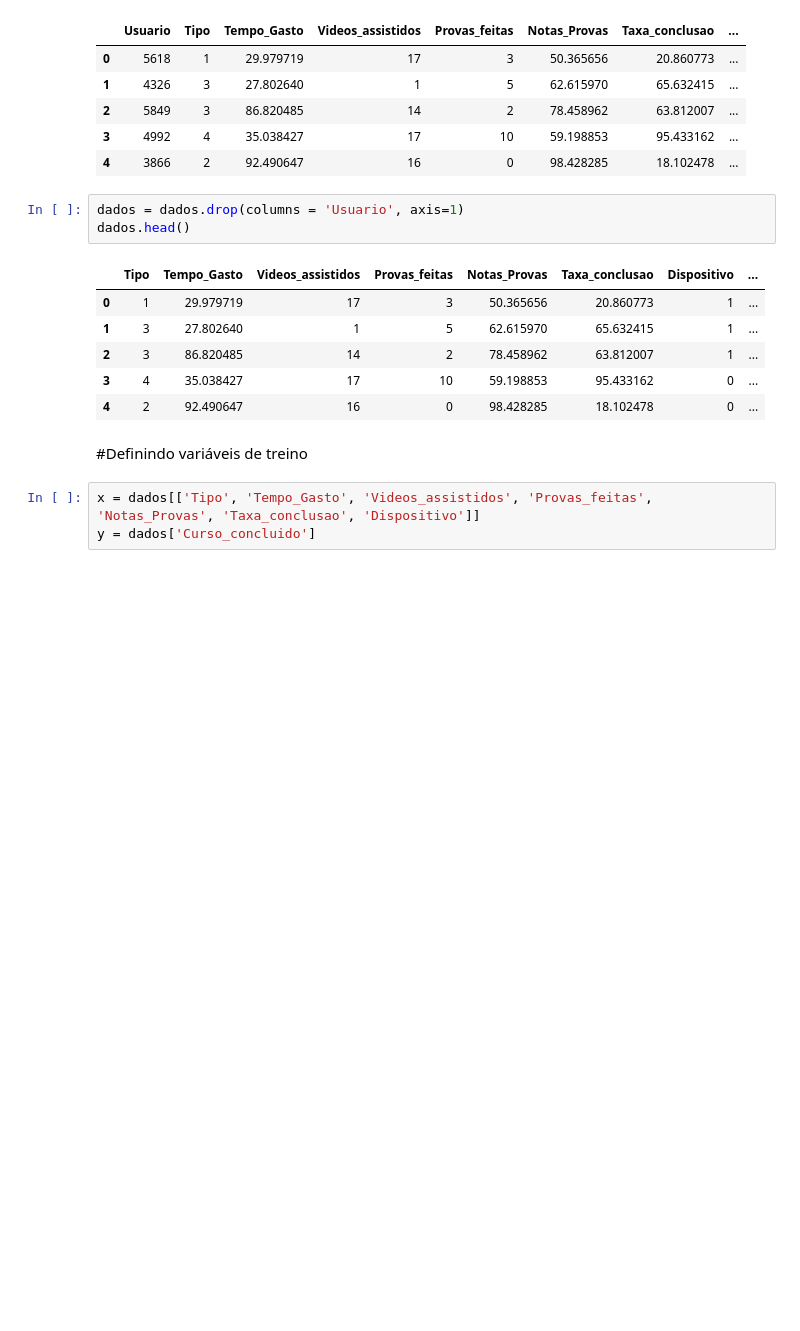
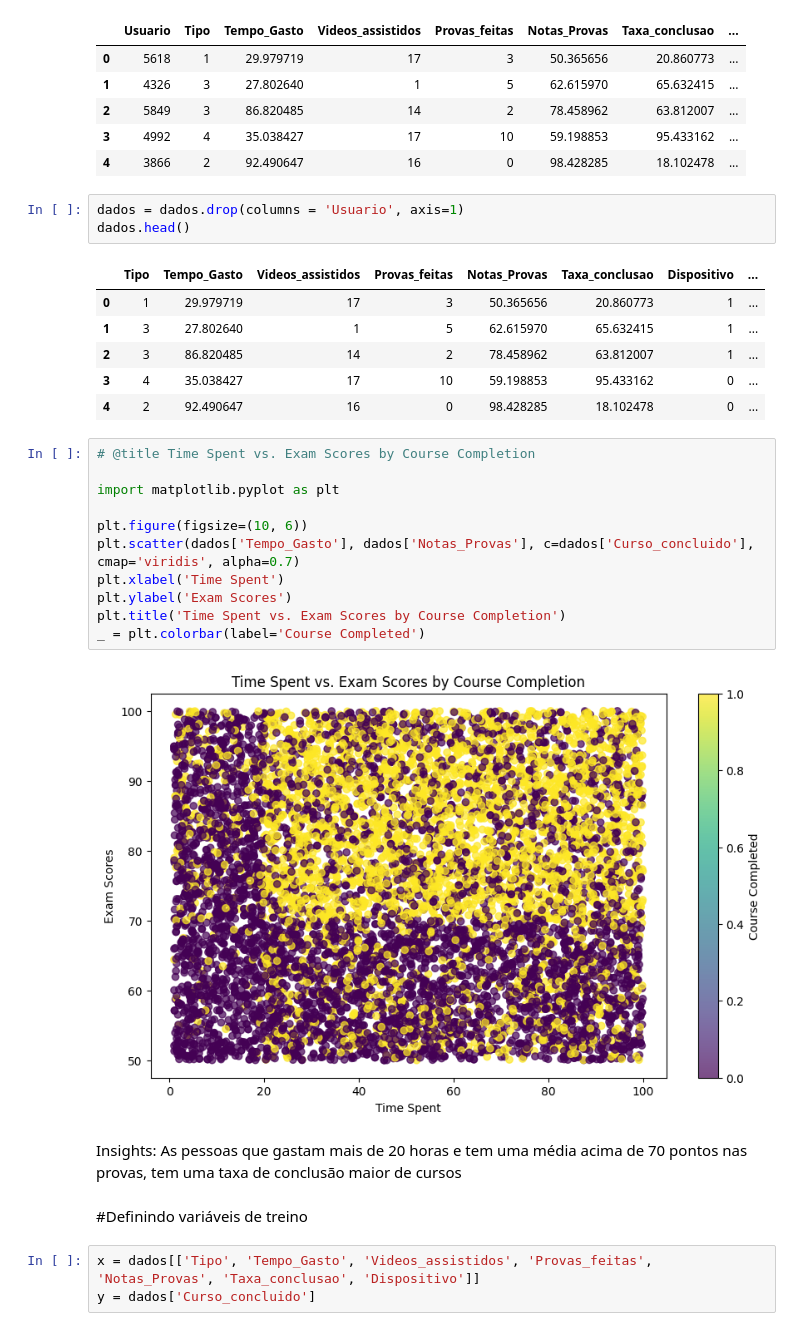
Before and after one commit to Bruno-csr/Predict_Online_Course_Engagement, a Jupyter notebook: Predict_Online_Course_Engagement.ipynb, the cells around one changed output. Saved outputs shown, nothing was run; the diff lists cells and outputs as text; blank space fills up the shorter version.

```diff
--- a/Predict_Online_Course_Engagement.ipynb
+++ b/Predict_Online_Course_Engagement.ipynb
@@ -95,6 +95,22 @@ dados.head()
 | 2 | 3 | 86.820485 | 14 | 2 | 78.458962 | 63.812007 | 1 | ... |
 | 3 | 4 | 35.038427 | 17 | 10 | 59.198853 | 95.433162 | 0 | ... |
 | 4 | 2 | 92.490647 | 16 | 0 | 98.428285 | 18.102478 | 0 | ... |
+# %%
+# @title Time Spent vs. Exam Scores by Course Completion
+
+import matplotlib.pyplot as plt
+
+plt.figure(figsize=(10, 6))
+plt.scatter(dados['Tempo_Gasto'], dados['Notas_Provas'], c=dados['Curso_concluido'], cmap='viridis', alpha=0.7)
+plt.xlabel('Time Spent')
+plt.ylabel('Exam Scores')
+plt.title('Time Spent vs. Exam Scores by Course Completion')
+_ = plt.colorbar(label='Course Completed')
+# %% [output]
+[figure, added]
+# %% [markdown]
+Insights:
+As pessoas que gastam mais de 20 horas e tem uma média acima de 70 pontos nas provas, tem uma taxa de conclusão maior de cursos
 # %% [markdown]
 #Definindo variáveis de treino
 # %%
```
Also changed, not shown: parts of 3 cells of this notebook.
